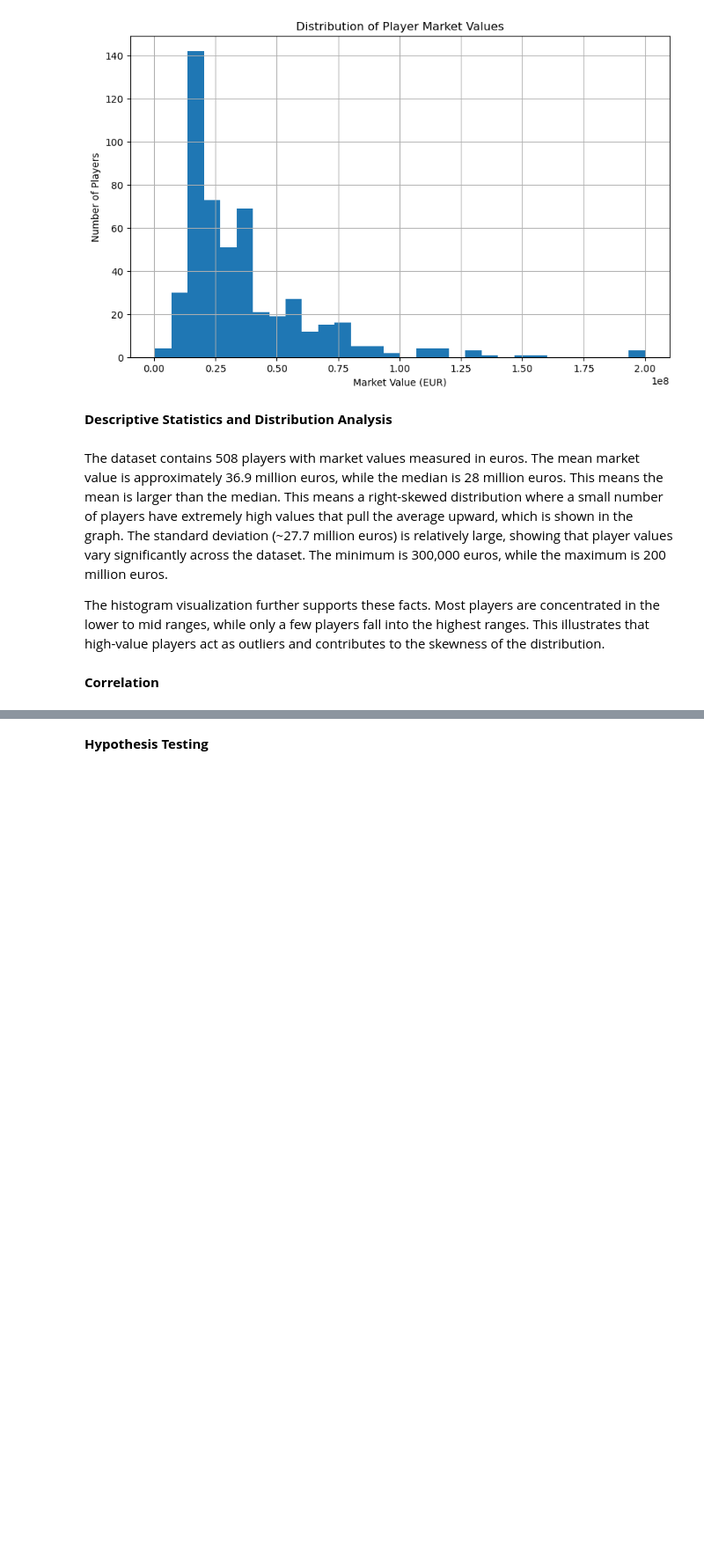
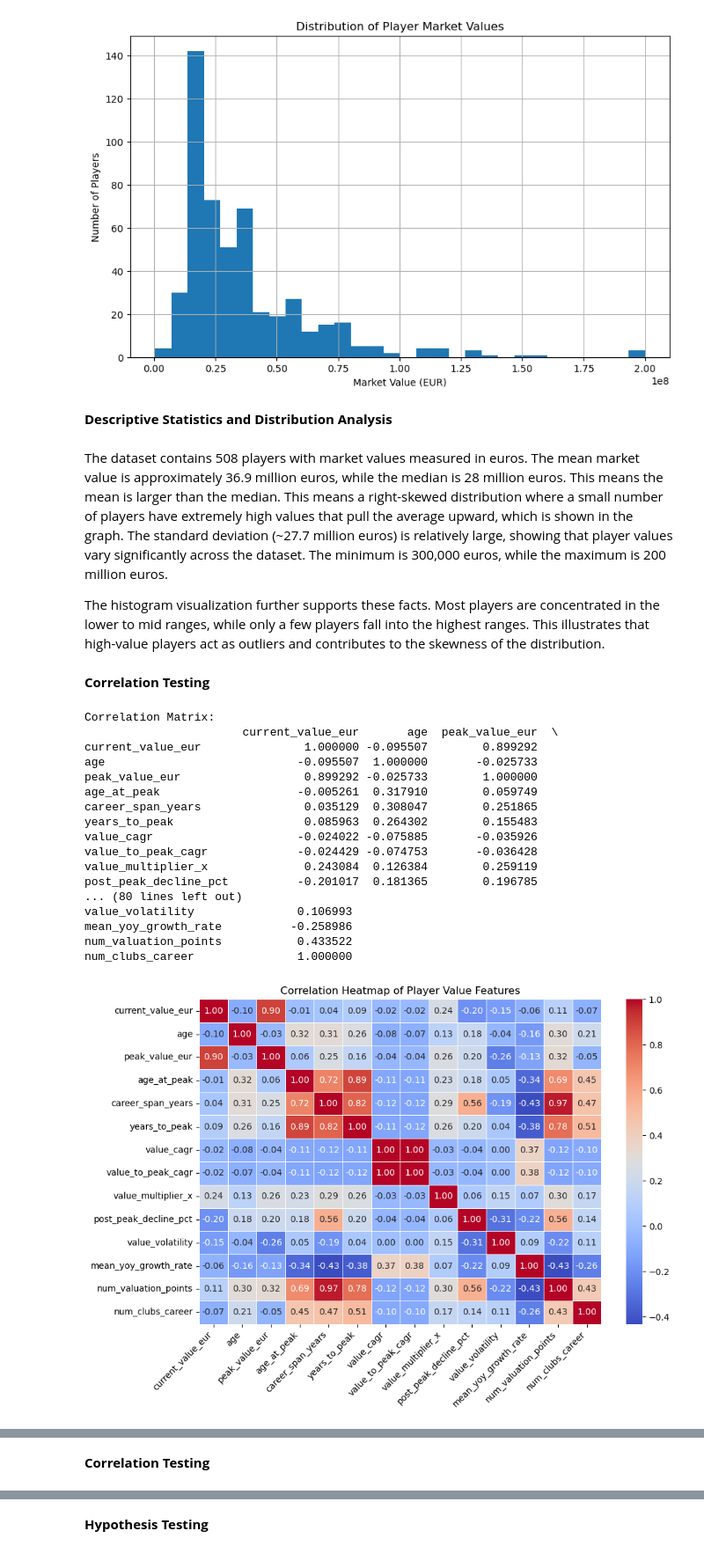
Before and after one commit to etah1/CMSC320-Semester-Project, a Jupyter notebook: checkpointTwo.ipynb, the cells around one changed output, grey strips where cells are left out. Shown at 88% size. Drawn from its saved outputs; the diff is of its cells as text; code cells hidden in the pictures; blank space fills up the shorter version.

Commit message:
correlation testing

```diff
--- a/checkpointTwo.ipynb
+++ b/checkpointTwo.ipynb
@@ -153,4 +153,63 @@ The dataset contains 508 players with market values measured in euros. The mean
 
 The histogram visualization further supports these facts. Most players are concentrated in the lower to mid ranges, while only a few players fall into the highest ranges. This illustrates that high-value players act as outliers and contributes to the skewness of the distribution.
 # %% [markdown]
-**Correlation**
+**Correlation Testing**
+# %%
+import seaborn as sns
+
+corr_cols = [
+    "current_value_eur",
+    "age",
+    "peak_value_eur",
+    "age_at_peak",
+    "career_span_years",
+    "years_to_peak",
+    "value_cagr",
+    "value_to_peak_cagr",
+    "value_multiplier_x",
+    "post_peak_decline_pct",
+    "value_volatility",
+    "mean_yoy_growth_rate",
+    "num_valuation_points",
+    "num_clubs_career"
+]
+
+corr_df = players[corr_cols].corr()
+
+print("Correlation Matrix:")
+print(corr_df)
+
+plt.figure(figsize=(10, 7))
+sns.heatmap(corr_df, annot=True, cmap="coolwarm", fmt=".2f", linewidths=0.5)
+plt.title("Correlation Heatmap of Player Value Features")
+plt.xticks(rotation=45, ha="right")
+plt.yticks(rotation=0)
+plt.tight_layout()
+plt.show()
+
+plt.figure(figsize=(8, 6))
+sns.scatterplot(data=players, x="peak_value_eur", y="current_value_eur", alpha=0.7)
+plt.title("Current Value vs Peak Value")
+plt.xlabel("Peak Value (EUR)")
+plt.ylabel("Current Value (EUR)")
+plt.tight_layout()
+plt.show()
+# %% [output]
+Correlation Matrix:
+                       current_value_eur       age  peak_value_eur  \
+current_value_eur               1.000000 -0.095507        0.899292
+age                            -0.095507  1.000000       -0.025733
+peak_value_eur                  0.899292 -0.025733        1.000000
+age_at_peak                    -0.005261  0.317910        0.059749
+career_span_years               0.035129  0.308047        0.251865
+years_to_peak                   0.085963  0.264302        0.155483
+value_cagr                     -0.024022 -0.075885       -0.035926
+value_to_peak_cagr             -0.024429 -0.074753       -0.036428
+value_multiplier_x              0.243084  0.126384        0.259119
+post_peak_decline_pct          -0.201017  0.181365        0.196785
+... (80 lines left out)
+value_volatility               0.106993
+mean_yoy_growth_rate          -0.258986
+num_valuation_points           0.433522
+num_clubs_career               1.000000
+[figure, added]
@@ -156,0 +217,2 @@ The histogram visualization further supports these facts. Most players are conce
+# %% [markdown]
+**Correlation Testing**
```
Also changed, not shown: parts of 2 cells of this notebook.
